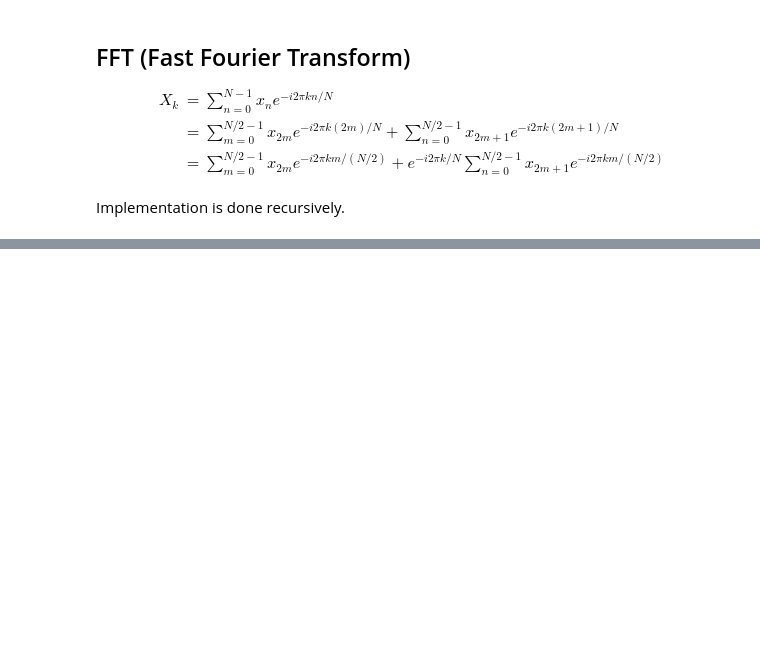
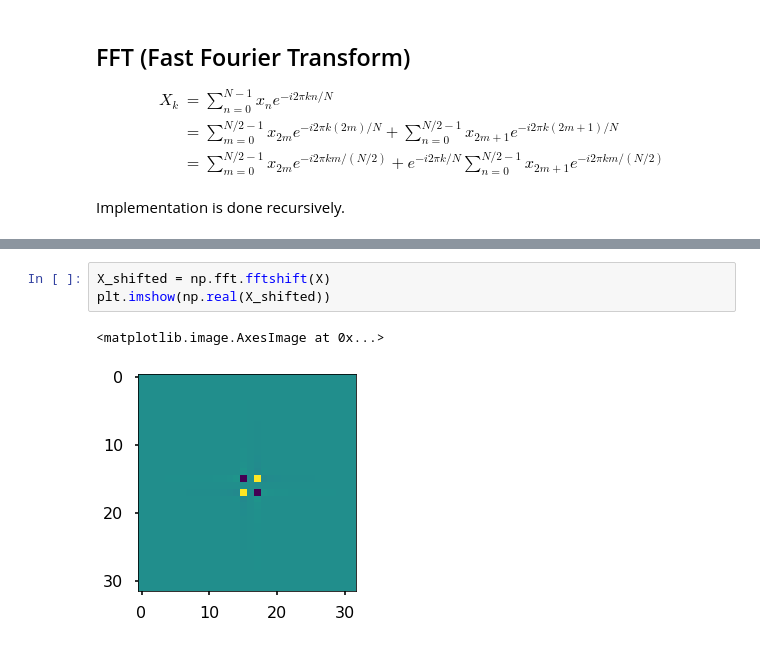
Before and after one commit to huiprobable/MATH473F22CSULB, a Jupyter notebook: Lectures/Lec09_FFT.ipynb, the cells around one changed output, grey strips where cells are left out. Saved outputs shown, nothing was run; the diff lists cells and outputs as text; blank space fills up the shorter version.

```diff
--- a/Lectures/Lec09_FFT.ipynb
+++ b/Lectures/Lec09_FFT.ipynb
@@ -185,0 +295,6 @@ def FFT(x):
+# %%
+X_shifted = np.fft.fftshift(X)
+plt.imshow(np.real(X_shifted))
+# %% [output]
+<matplotlib.image.AxesImage at 0x...>
+[figure, added]
```
Also changed, not shown: parts of 22 cells of this notebook.
